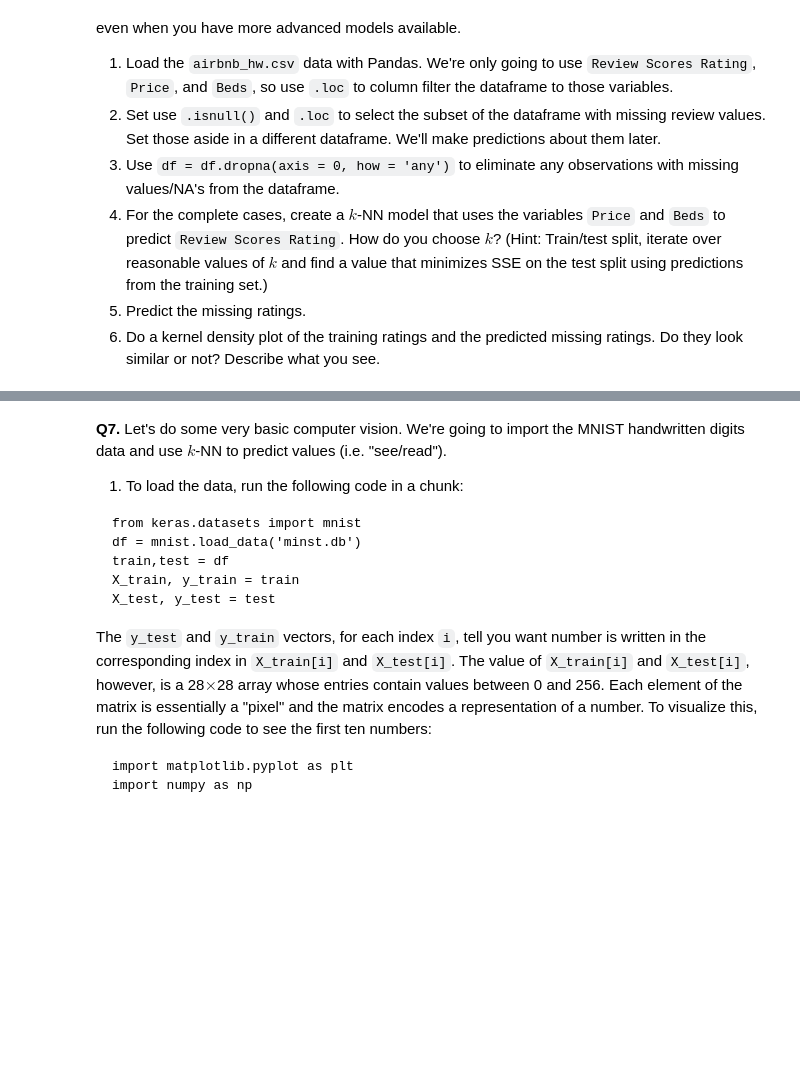
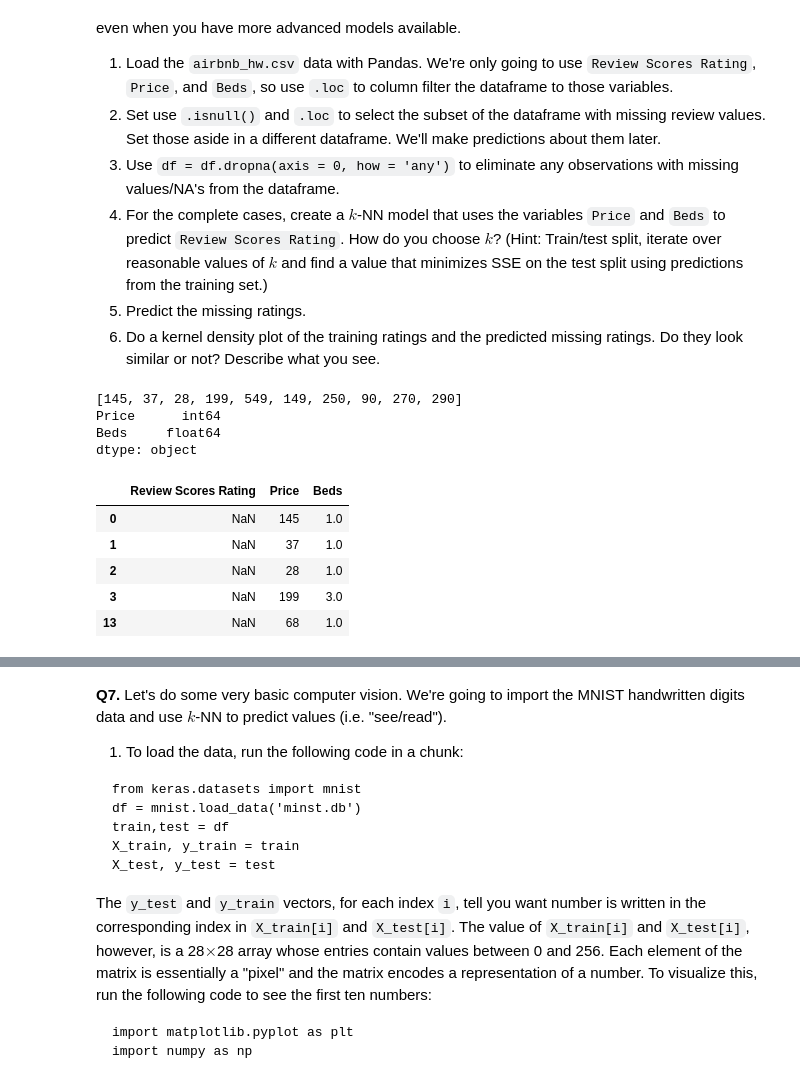
Before and after one commit to dishidhak/DS3021assignment02, a Jupyter notebook: 02_dd_knn.ipynb, the cells around one changed output, grey strips where cells are left out. Saved outputs shown, nothing was run; the diff lists cells and outputs as text; code cells hidden in the pictures; blank space fills up the shorter version.

```diff
--- a/02_dd_knn.ipynb
+++ b/02_dd_knn.ipynb
@@ -415,3 +425,46 @@ There are 30,478 observations, but only 22,155 ratings. We're going to build a k
 4. For the complete cases, create a $k$-NN model that uses the variables `Price` and `Beds` to predict `Review Scores Rating`. How do you choose $k$? (Hint: Train/test split, iterate over reasonable values of $k$ and find a value that minimizes SSE on the test split using predictions from the training set.)
 5. Predict the missing ratings.
 6. Do a kernel density plot of the training ratings and the predicted missing ratings. Do they look similar or not? Describe what you see.
+# %%
+import pandas as pd
+import numpy as np
+
+df = pd.read_csv("data/airbnb_hw.csv")
+
+# Keep only needed columns
+df = df.loc[:, ["Review Scores Rating", "Price", "Beds"]]
+
+df.head()
+
+# Clean Price/Beds so sklearn can use them
+df["Price"] = (
+    df["Price"]
+    .astype(str)
+    .str.replace(r"[\$,]", "", regex=True)   # removes $ and commas
+    .str.strip()
+)
+
+df["Price"] = pd.to_numeric(df["Price"], errors="coerce")
+df["Beds"]  = pd.to_numeric(df["Beds"], errors="coerce")
+
+# sanity check
+print(df["Price"].head(10).tolist())
+print(df[["Price","Beds"]].dtypes)
+# %% [output]
+[145, 37, 28, 199, 549, 149, 250, 90, 270, 290]
+Price      int64
+Beds     float64
+dtype: object
+# %%
+# STEP 2 (UPDATED): split into missing vs complete ratings
+df_missing = df.loc[df["Review Scores Rating"].isnull()].copy()
+df_complete = df.loc[~df["Review Scores Rating"].isnull()].copy()
+
+df_missing.head()
+# %% [output]
+|  | Review Scores Rating | Price | Beds |
+| 0 | NaN | 145 | 1.0 |
+| 1 | NaN | 37 | 1.0 |
+| 2 | NaN | 28 | 1.0 |
+| 3 | NaN | 199 | 3.0 |
+| 13 | NaN | 68 | 1.0 |
```
Also changed, not shown: parts of 8 cells of this notebook.
